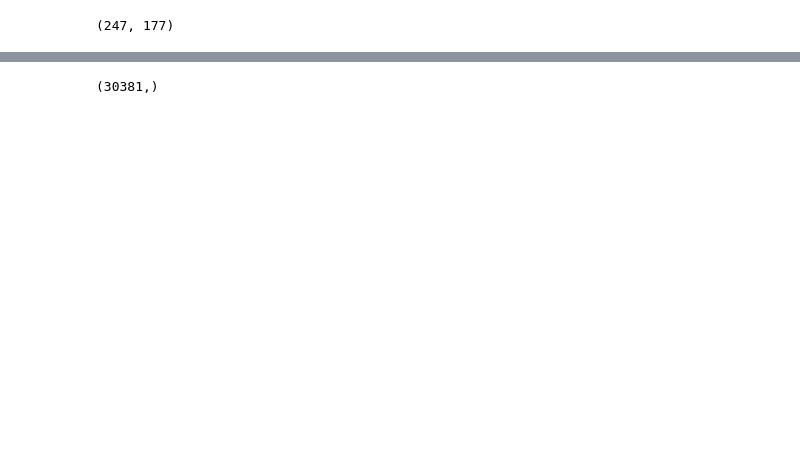
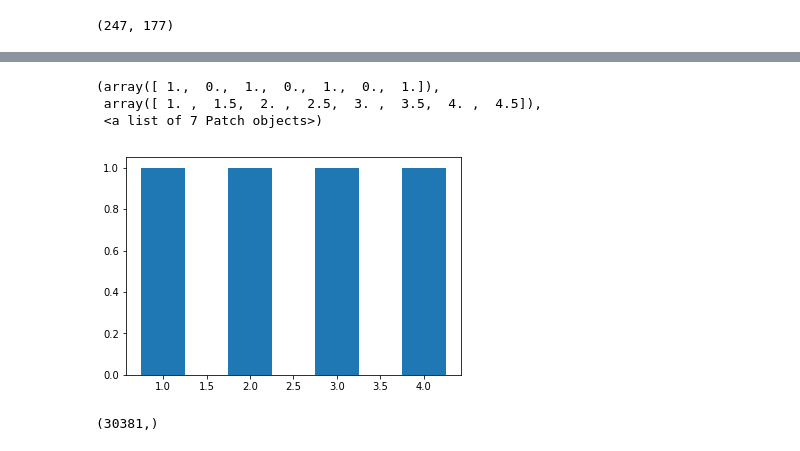
Before and after one commit to BouchardLab/ML_4_prec_prognosis, a Jupyter notebook: notebooks/entropy_vs_numclusters.ipynb, the cells around one changed output, grey strips where cells are left out. Drawn from its saved outputs; the diff is of its cells as text; code cells hidden in the pictures; blank space fills up the shorter version.

```diff
--- a/notebooks/entropy_vs_numclusters.ipynb
+++ b/notebooks/entropy_vs_numclusters.ipynb
@@ -28,3 +46,12 @@ np.array(list(Counter(gose).values()))/len(gose)
+# %%
+x = [1,2,3,4]
+ticks = np.arange(1,5,0.5)
+plt.hist(x, align='left', bins=ticks)
+# %% [output]
+(array([ 1.,  0.,  1.,  0.,  1.,  0.,  1.]),
+ array([ 1. ,  1.5,  2. ,  2.5,  3. ,  3.5,  4. ,  4.5]),
+ <a list of 7 Patch objects>)
+[figure, added]
 # %%
 file = '/Users/ahyeon/Desktop/activ misc/sweep_u2-10_c2-50_i50_raw-oc-cluster_uoinmf-bm-predict/umap_clustering_sweep.h5'
 # %%
```
Also changed, not shown: parts of 16 cells of this notebook, 3 other files.
